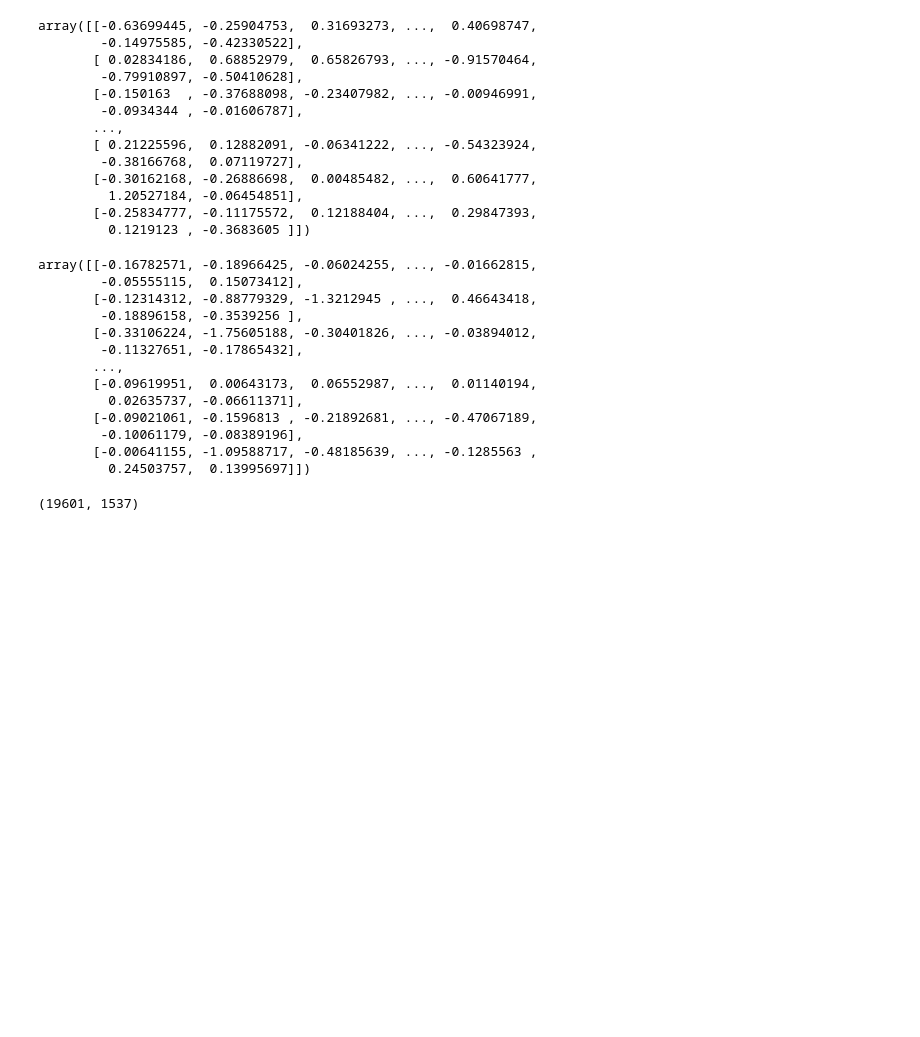
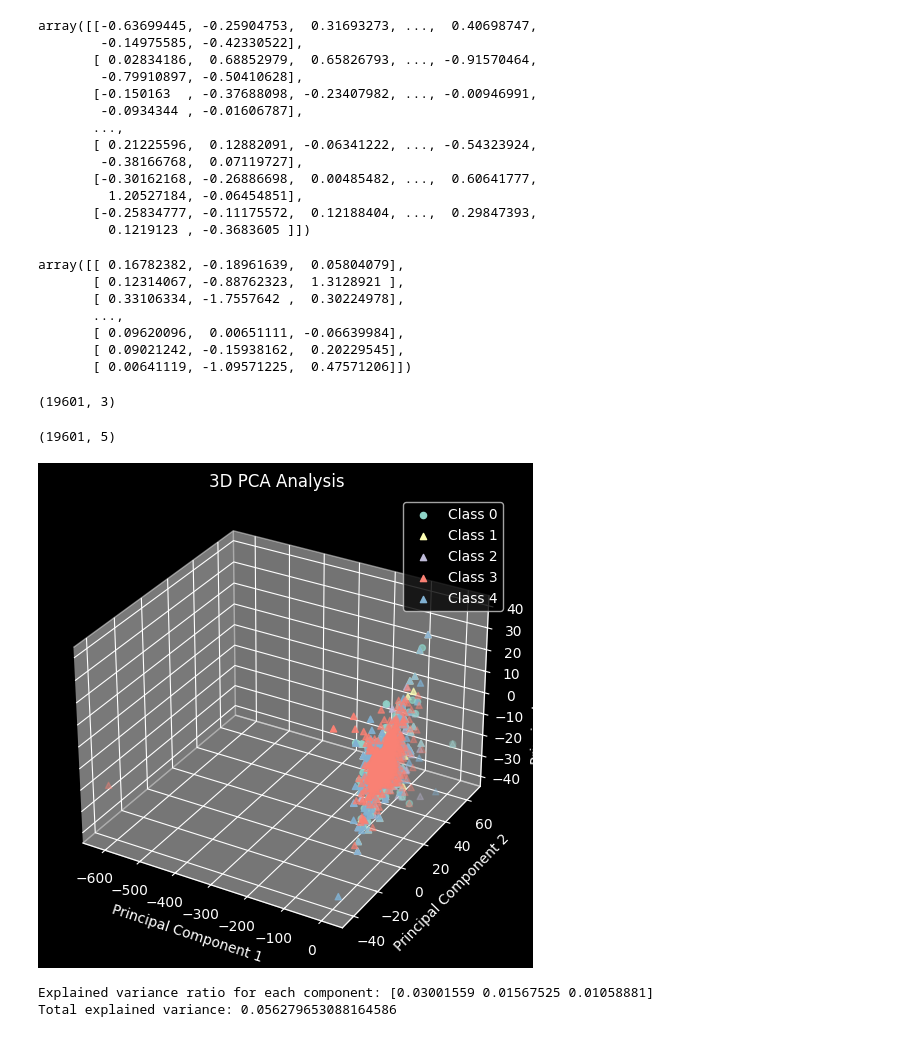
Before and after one commit to Y3XInnovatech/ECG_CLASSIFICATION, a Jupyter notebook: ecg-classification .ipynb, the cells around one changed output. Saved outputs shown, nothing was run; the diff lists cells and outputs as text; code cells hidden in the pictures; blank space fills up the shorter version.

Commit message:
Analysis

```diff
--- a/ecg-classification .ipynb
+++ b/ecg-classification .ipynb
@@ -14,7 +17,7 @@ def load_raw_data(df, sampling_rate, path):
     data = np.array([signal for signal, meta in data])
     return data
 # %%
-path='/kaggle/input/ecg-data/ptb-xl-a-large-publicly-available-electrocardiography-dataset-1.0.3/'
+path='C:/TheCave/work-stuff/ECG/Datasets/ptb-xl-a-large-publicly-available-electrocardiography-dataset-1.0.3/ptb-xl-a-large-publicly-available-electrocardiography-dataset-1.0.3'
 sampling_rate=100
 
 # load and convert annotation data
@@ -132,25 +135,49 @@ array([[-0.63699445, -0.25904753,  0.31693273, ...,  0.40698747,
 # X_train=X_train_new.reshape(num_sample,time_stamps,lead_ecg)
 # %%
 from sklearn.decomposition import PCA
-pca=PCA(0.95)
+pca=PCA(n_components=3)
 X_pca=pca.fit_transform(X_train_new)
 # %%
 X_pca
 # %% [output]
-array([[-0.16782571, -0.18966425, -0.06024255, ..., -0.01662815,
-        -0.05555115,  0.15073412],
-       [-0.12314312, -0.88779329, -1.3212945 , ...,  0.46643418,
-        -0.18896158, -0.3539256 ],
-       [-0.33106224, -1.75605188, -0.30401826, ..., -0.03894012,
-        -0.11327651, -0.17865432],
+array([[ 0.16782382, -0.18961639,  0.05804079],
+       [ 0.12314067, -0.88762323,  1.3128921 ],
+       [ 0.33106334, -1.7557642 ,  0.30224978],
        ...,
-       [-0.09619951,  0.00643173,  0.06552987, ...,  0.01140194,
-         0.02635737, -0.06611371],
-       [-0.09021061, -0.1596813 , -0.21892681, ..., -0.47067189,
-        -0.10061179, -0.08389196],
-       [-0.00641155, -1.09588717, -0.48185639, ..., -0.1285563 ,
-         0.24503757,  0.13995697]])
+       [ 0.09620096,  0.00651111, -0.06639984],
+       [ 0.09021242, -0.15938162,  0.20229545],
+       [ 0.00641119, -1.09571225,  0.47571206]])
 # %%
 X_pca.shape
 # %% [output]
-(19601, 1537)
+(19601, 3)
+# %%
+y_train_encoded.shape
+# %% [output]
+(19601, 5)
+# %%
+
+fig = plt.figure(figsize=(8, 6))
+ax = fig.add_subplot(111, projection='3d')
+
+for class_label in range(y_train_encoded.shape[1]):
+    indices = np.where(np.asarray(y_train_encoded)[:, class_label] == 1)
+    marker = 'o' if class_label == 0 else '^'  # Use different markers for each class
+    ax.scatter(X_pca[indices, 0], X_pca[indices, 1], X_pca[indices, 2], marker=marker, label=f'Class {class_label}')
+
+ax.set_xlabel('Principal Component 1')
+ax.set_ylabel('Principal Component 2')
+ax.set_zlabel('Principal Component 3')
+ax.set_title('3D PCA Analysis ')
+ax.legend()
+
+plt.show()
+# %% [output]
+[figure, added]
+# %%
+explained_variance_ratio = pca.explained_variance_ratio_
+print(f"Explained variance ratio for each component: {explained_variance_ratio}")
+print(f"Total explained variance: {np.sum(explained_variance_ratio)}")
+# %% [output]
+Explained variance ratio for each component: [0.03001559 0.01567525 0.01058881]
+Total explained variance: 0.056279653088164586
```
Also changed, not shown: parts of 10 cells of this notebook, 1 other file.
